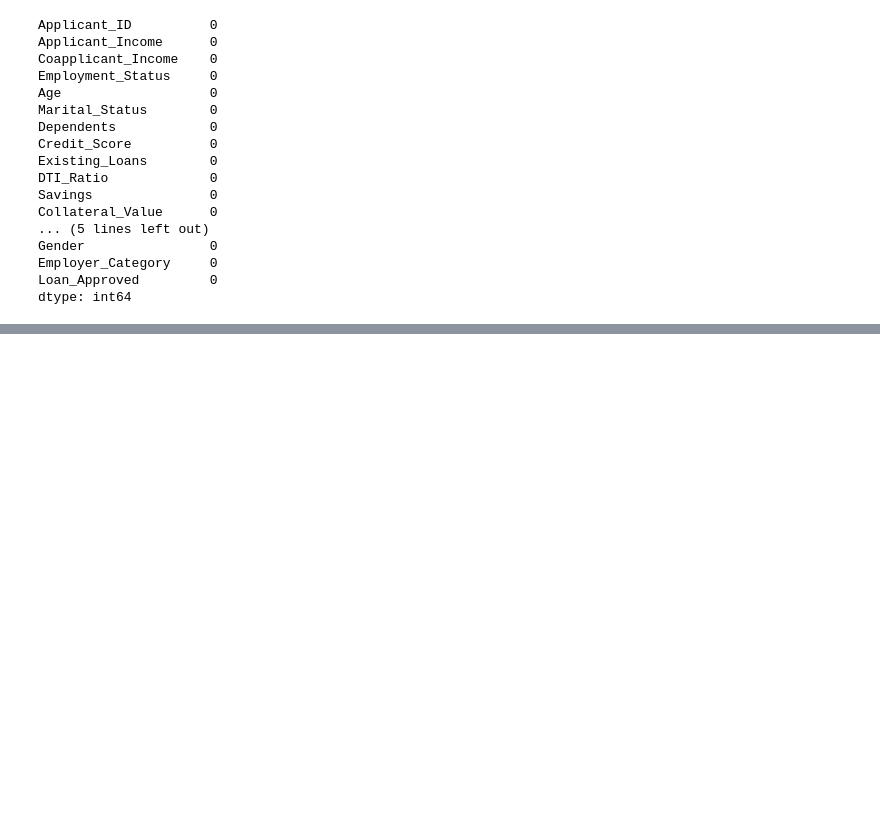
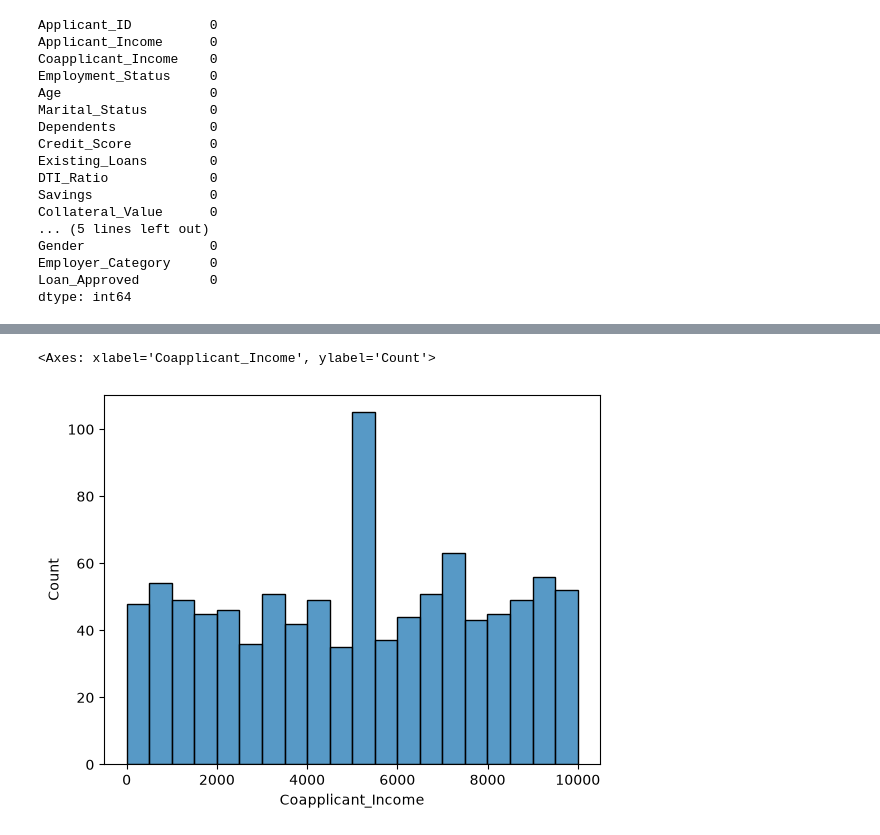
Before and after one commit to nidhitk/credit_wise_loan_System, a Jupyter notebook: credit_wise.ipynb, the cells around one changed output, grey strips where cells are left out. Cells and saved outputs as stored; diff of their text form; code cells hidden in the pictures; blank space fills up the shorter version.

```diff
--- a/credit_wise.ipynb
+++ b/credit_wise.ipynb
@@ -139,0 +164,9 @@ dtype: int64
+# %%
+sns.histplot(
+    data=df,
+    x="Coapplicant_Income",
+    bins=20
+)
+# %% [output]
+<Axes: xlabel='Coapplicant_Income', ylabel='Count'>
+[figure, added]
```
Also changed, not shown: parts of 8 cells of this notebook.
